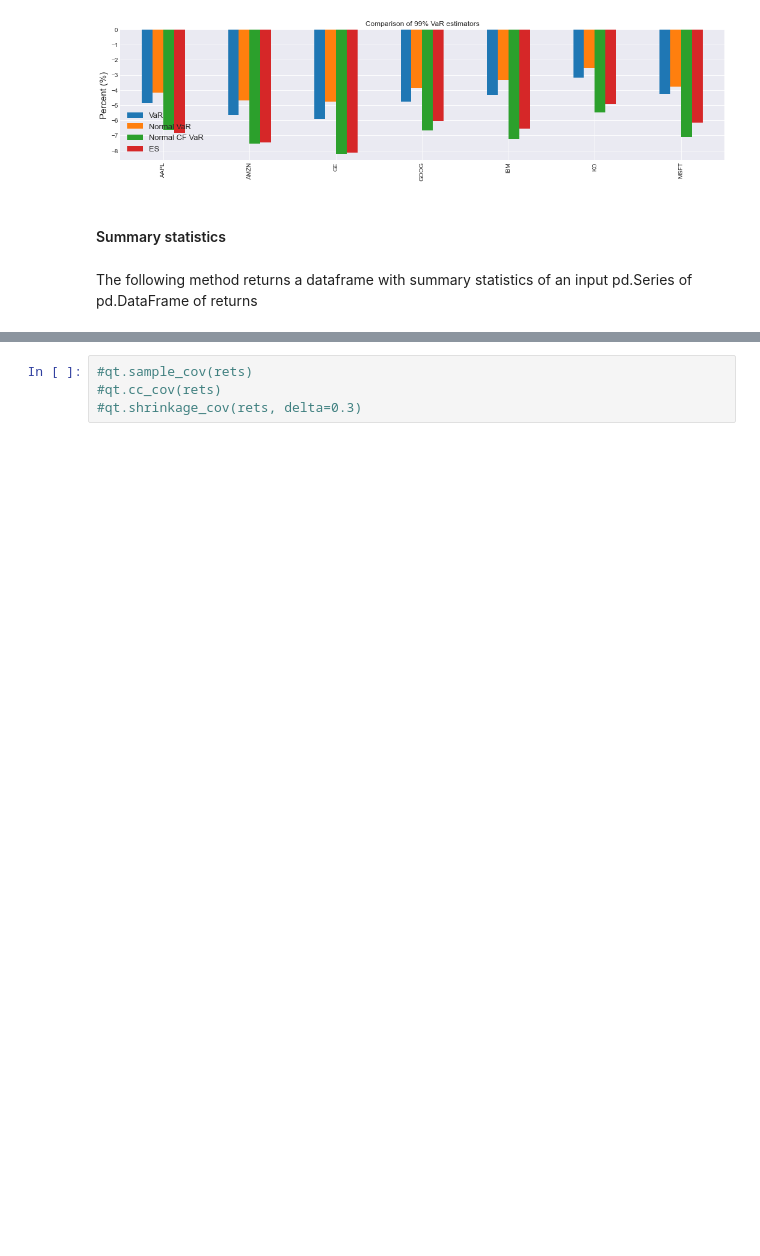
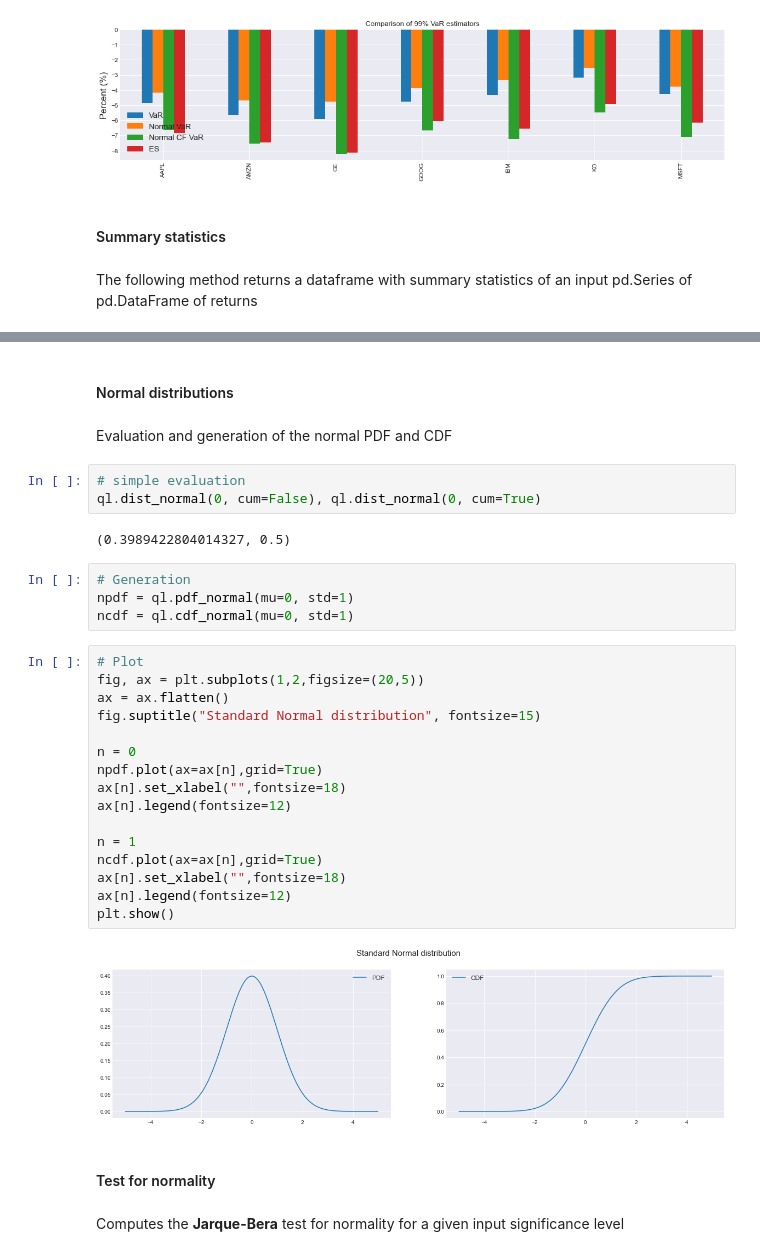
Before and after one commit to z4ir3/quant-library, a Jupyter notebook: tutorial-quant-library.ipynb, the cells around one changed output, grey strips where cells are left out. Cells and saved outputs as stored; diff of their text form; blank space fills up the shorter version.

Commit message:
updating tutorial with normal distirbutions

```diff
--- a/tutorial-quant-library.ipynb
+++ b/tutorial-quant-library.ipynb
@@ -572,4 +569,35 @@ ql.summary_stats(rets, CL=CL)
-# %%
-#qt.sample_cov(rets)
-#qt.cc_cov(rets)
-#qt.shrinkage_cov(rets, delta=0.3)
+# %% [markdown]
+#### Normal distributions
+# %% [markdown]
+Evaluation and generation of the normal PDF and CDF
+# %%
+# simple evaluation
+ql.dist_normal(0, cum=False), ql.dist_normal(0, cum=True)
+# %% [output]
+(0.3989422804014327, 0.5)
+# %%
+# Generation
+npdf = ql.pdf_normal(mu=0, std=1)
+ncdf = ql.cdf_normal(mu=0, std=1)
+# %%
+# Plot
+fig, ax = plt.subplots(1,2,figsize=(20,5))
+ax = ax.flatten()
+fig.suptitle("Standard Normal distribution", fontsize=15)
+
+n = 0
+npdf.plot(ax=ax[n],grid=True)
+ax[n].set_xlabel("",fontsize=18)
+ax[n].legend(fontsize=12)
+
+n = 1
+ncdf.plot(ax=ax[n],grid=True)
+ax[n].set_xlabel("",fontsize=18)
+ax[n].legend(fontsize=12)
+plt.show()
+# %% [output]
+[figure, added]
+# %% [markdown]
+#### Test for normality
+# %% [markdown]
+Computes the **Jarque-Bera** test for normality for a given input significance level
```
Also changed, not shown: parts of 16 cells of this notebook.
